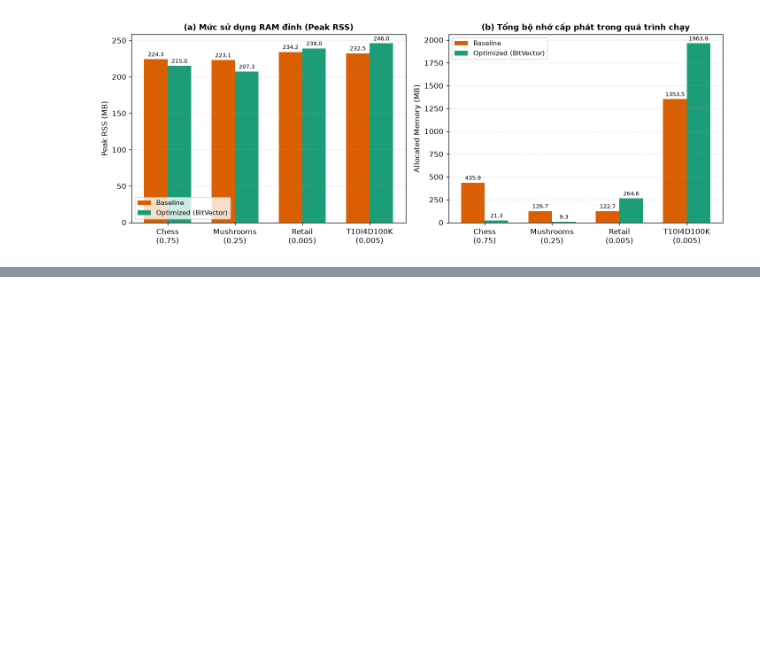
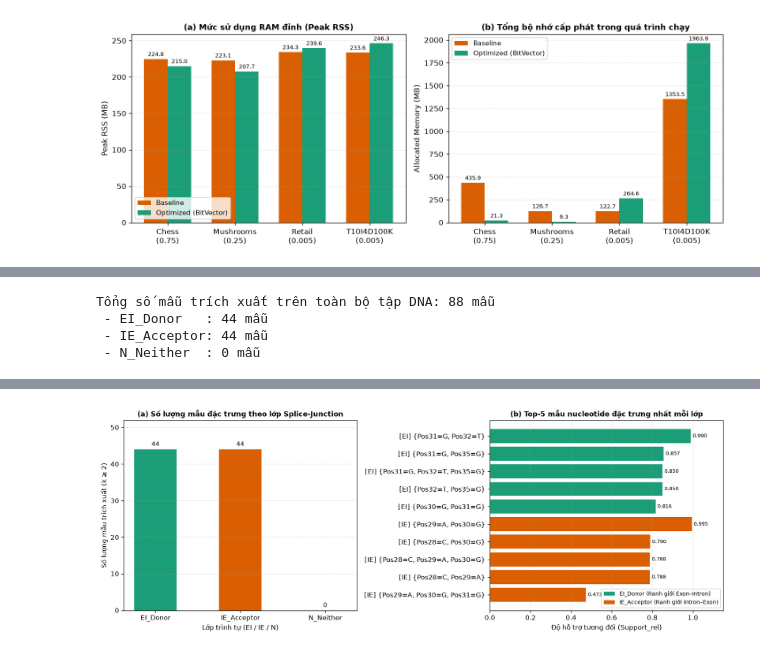
Before and after one commit to QBBs24/Group_08, a Jupyter notebook: notebooks/demo.ipynb, the cells around one changed output, grey strips where cells are left out. Cells and saved outputs as stored; diff of their text form; code cells hidden in the pictures; blank space fills up the shorter version.

```diff
--- a/notebooks/demo.ipynb
+++ b/notebooks/demo.ipynb
@@ -181,0 +330,75 @@ plt.show()
+# %%
+from matplotlib.patches import Patch
+
+# Nạp đầy đủ cả 3 file kết quả của Ứng dụng 2 (DNA Splice-Junction)
+df_dna_ei, _ = load_app_csv(["app2", "ei_donor"])
+df_dna_ie, _ = load_app_csv(["app2", "ie_acceptor"])
+df_dna_n,  _ = load_app_csv(["app2", "n_neither"])
+
+dna_parts = [df for df in [df_dna_ei, df_dna_ie, df_dna_n] if df is not None]
+
+if dna_parts:
+    df_dna_all = pd.concat(dna_parts, ignore_index=True)
+    print(f"Tổng số mẫu trích xuất trên toàn bộ tập DNA: {len(df_dna_all)} mẫu")
+    print(f" - EI_Donor   : {len(df_dna_ei) if df_dna_ei is not None else 0} mẫu")
+    print(f" - IE_Acceptor: {len(df_dna_ie) if df_dna_ie is not None else 0} mẫu")
+    print(f" - N_Neither  : {len(df_dna_n)  if df_dna_n  is not None else 0} mẫu")
+
+    # Hiển thị Top-5 mẫu đặc trưng nhất của EI_Donor và IE_Acceptor
+    display(
+        pd.concat([
+            df_dna_ei.sort_values(by="support_rel", ascending=False).head(5),
+            df_dna_ie.sort_values(by="support_rel", ascending=False).head(5)
+        ], ignore_index=True)
+    )
+
+    fig, (ax1, ax2) = plt.subplots(1, 2, figsize=(13.5, 5))
+
+    # Biểu đồ (a): Số lượng mẫu phổ biến trích xuất được ở cả 3 lớp
+    classes = ["EI_Donor", "IE_Acceptor", "N_Neither"]
+    counts  = [
+        len(df_dna_ei) if df_dna_ei is not None else 0,
+        len(df_dna_ie) if df_dna_ie is not None else 0,
+        len(df_dna_n)  if df_dna_n  is not None else 0,
+    ]
+    colors_dna = ["#1b9e77", "#d95f02", "#2b5c8f"]
+
+    b1 = ax1.bar(classes, counts, color=colors_dna, width=0.5)
+    ax1.set_title("(a) Số lượng mẫu đặc trưng theo lớp Splice-Junction", fontweight="bold")
+    ax1.set_xlabel("Lớp trình tự (EI / IE / N)")
+    ax1.set_ylabel("Số lượng mẫu trích xuất (k ≥ 2)")
+    ax1.grid(axis="y", linestyle=":", alpha=0.6)
+    ax1.bar_label(b1, fmt="%d", fontsize=9, padding=3)
+    ax1.set_ylim(0, max(counts) * 1.18)
+
+    # Biểu đồ (b): Top-5 tổ hợp vị trí nucleotide đặc trưng nhất mỗi lớp
+    top_ei = df_dna_ei.sort_values(by="support_rel", ascending=False).head(5)
+    top_ie = df_dna_ie.sort_values(by="support_rel", ascending=False).head(5)
+    top_combined = pd.concat([top_ei, top_ie], ignore_index=True).iloc[::-1]
+
+    bar_colors = ["#1b9e77" if c == "EI_Donor" else "#d95f02" for c in top_combined["class"]]
+    labels_b   = [f"[{c.split('_')[0]}] {p}" for c, p in zip(top_combined["class"], top_combined["pattern"])]
+
+    b2 = ax2.barh(labels_b, top_combined["support_rel"], color=bar_colors)
+    ax2.set_title("(b) Top-5 mẫu nucleotide đặc trưng nhất mỗi lớp", fontweight="bold")
+    ax2.set_xlabel("Độ hỗ trợ tương đối (Support_rel)")
+    ax2.grid(axis="x", linestyle=":", alpha=0.6)
+    ax2.bar_label(b2, fmt="%.3f", fontsize=8, padding=3)
+    ax2.set_xlim(0, 1.15)
+
+    legend_handles = [
+        Patch(facecolor="#1b9e77", label="EI_Donor (Ranh giới Exon–Intron)"),
+        Patch(facecolor="#d95f02", label="IE_Acceptor (Ranh giới Intron–Exon)")
+    ]
+    ax2.legend(handles=legend_handles, loc="lower right", fontsize=8.5)
+
+    plt.tight_layout()
+    plt.savefig(os.path.join(FIG_DIR, "app2_dna_splice_junction.png"), bbox_inches="tight")
+    plt.show()
+else:
+    print("Không tìm thấy file kết quả trong thư mục app2/.")
+# %% [output]
+Tổng số mẫu trích xuất trên toàn bộ tập DNA: 88 mẫu
+ - EI_Donor   : 44 mẫu
+ - IE_Acceptor: 44 mẫu
+ - N_Neither  : 0 mẫu
@@ -181,0 +416 @@ plt.show()
+[figure, added]
```
Also changed, not shown: parts of 9 cells of this notebook, 6 other files.
